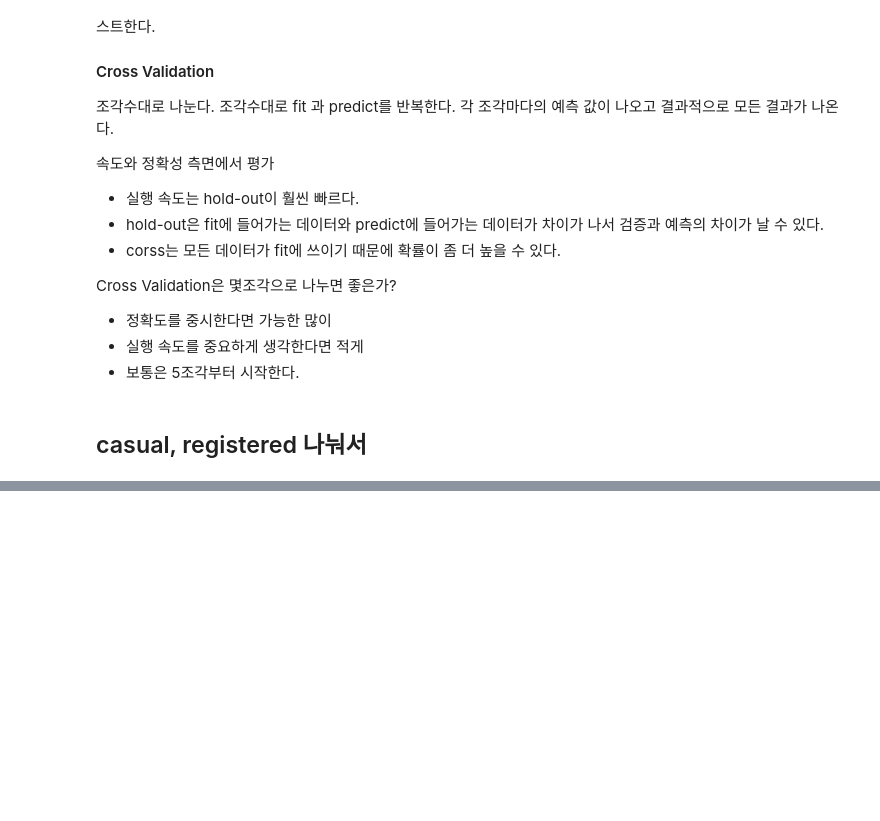
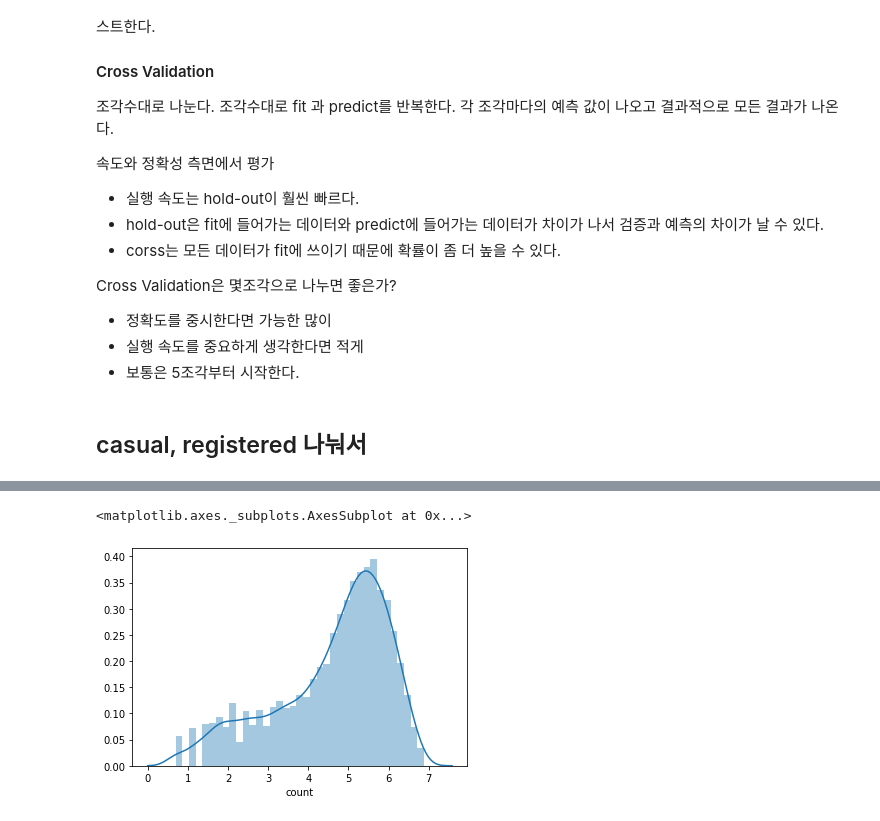
Before and after one commit to dongwooha/DS-School, a Jupyter notebook: bike_sharing_demand/03-01_baseline-script_0.43018(assignment).ipynb, the cells around one changed output, grey strips where cells are left out. Drawn from its saved outputs; the diff is of its cells as text; code cells hidden in the pictures; blank space fills up the shorter version.

```diff
--- a/bike_sharing_demand/03-01_baseline-script_0.43018(assignment).ipynb
+++ b/bike_sharing_demand/03-01_baseline-script_0.43018(assignment).ipynb
@@ -998,0 +1243,5 @@ y_predict
+# %%
+sns.distplot(np.log(train["count"]+1))
+# %% [output]
+<matplotlib.axes._subplots.AxesSubplot at 0x...>
+[figure, added]
```
Also changed, not shown: parts of 59 cells of this notebook, 6 other files.
